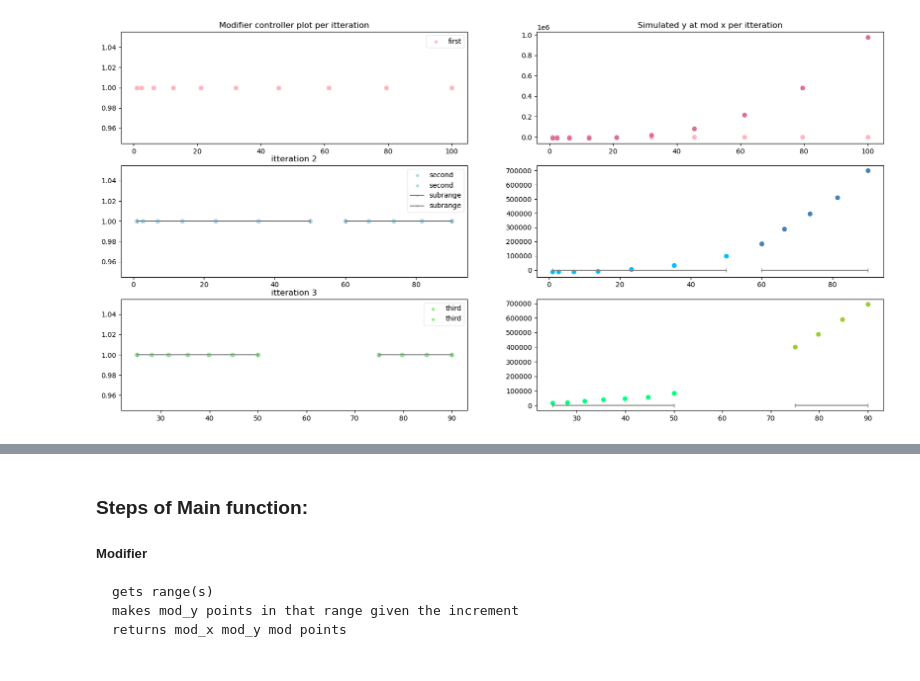
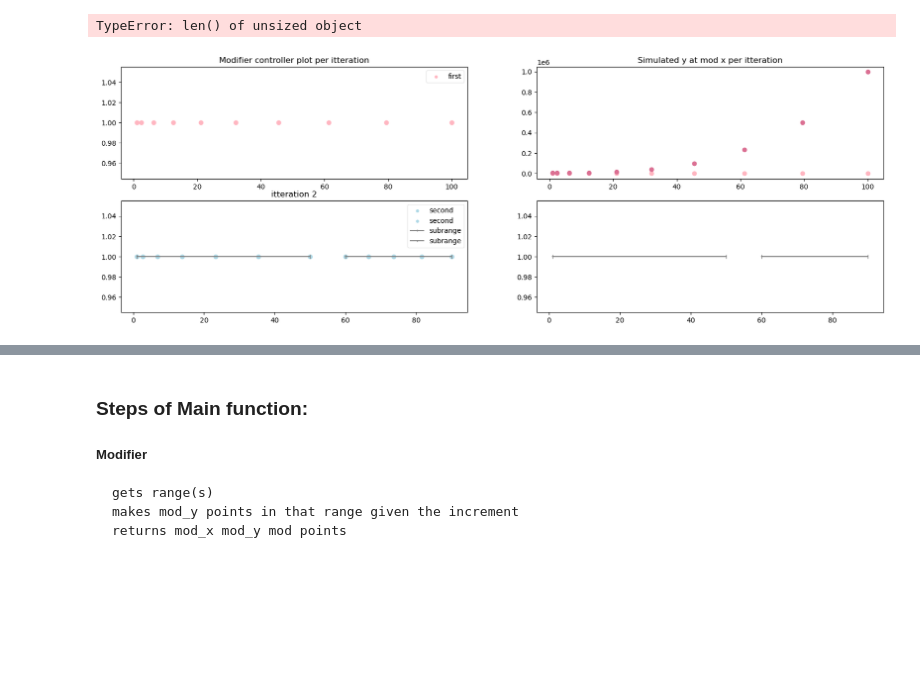
Before and after one commit to SiLab-group/SimEx, a Jupyter notebook: SimEX_v2.ipynb, the cells around one changed output, grey strips where cells are left out. Cells and saved outputs as stored; diff of their text form; code cells hidden in the pictures; blank space fills up the shorter version.

Commit message:
implemented main function loop

```diff
--- a/SimEX_v2.ipynb
+++ b/SimEX_v2.ipynb
@@ -70,10 +70,20 @@ def sim_func_B(x):
     return x*2/3
 
 def simulator(mod_x, selected_function=sim_func_A):
-    print("Simulator...")
-    # mod_points = modifier_controller()
-    simulated_y = selected_function(np.array(mod_x))
-    return simulated_y
+    print("\nSimulator...")
+    all_interval_sim =[]
+
+    if mod_x == False:
+        return False # possible itterations have ended
+    elif np.shape(mod_x)[0]==1:
+        simulated_y = selected_function(np.array(mod_x))
+        all_interval_sim.append(list(simulated_y[0]))
+    else:
+        for i in range(np.shape(mod_x)[0]):
+            simulated_y = selected_function(np.array(mod_x[i]))
+            all_interval_sim.append(list(simulated_y[0]))
+    print('  * Sim_y:   ',all_interval_sim)
+    return all_interval_sim
 # %%
 # PLACEHOLDER FOR THE MAIN FUNCTION
 mainfunc=True
@@ -87,62 +97,62 @@ while mainfunc==True:
 
     plt.subplot(321)
     plt.title('Modifier controller plot per itteration')
-    var1 = modifier_controller(interval_list=[(mdv["domain_min_range"], mdv["domain_max_range"])],do_plot=False,selected_mod_function=mod_func_A)
-    plt.scatter(var1, np.ones(np.shape(var1)),label='first',color='lightpink')
+    mod_x_list = modifier_controller(interval_list=[(mdv["domain_min_range"], mdv["domain_max_range"])],do_plot=False,selected_mod_function=mod_func_A)
+    plt.scatter(mod_x_list, np.ones(np.shape(mod_x_list)),label='first',color='lightpink')
     plt.legend(framealpha=0.5, markerscale=0.6)
-    appendedvars.append(var1)
+    appendedvars.append(mod_x_list)
 
 
     plt.subplot(322)
     plt.title('Simulated y at mod x per itteration')
-    simy = simulator(mod_x=var1,selected_function=sim_func_A)
-    assert np.shape(var1) == np.shape(simy)
-    plt.scatter(var1,np.ones(np.shape(var1)),color='lightpink')
-    plt.scatter(var1,simy,color='palevioletred')
+    sim_y_list = simulator(mod_x=mod_x_list,selected_function=sim_func_A)
+    assert np.shape(mod_x_list) == np.shape(sim_y_list)
+    plt.scatter(mod_x_list,np.ones(np.shape(mod_x_list)),color='lightpink')
+    plt.scatter(mod_x_list,sim_y_list,color='palevioletred')
 
     plt.subplot(323)
     plt.title('itteration 2')
     ranges=[[1,50],[60,90]]
-    var2 = modifier_controller(ranges,do_plot=False)
-    for vars in var2:
+    mod_x_list_2 = modifier_controller(ranges,do_plot=False)
+    for vars in mod_x_list_2:
         plt.scatter(vars, np.ones(np.shape(vars)),label='second',color='lightblue')
     [plt.plot(ranges[i],np.ones(np.shape(ranges[i])),marker='|', color='gray',label='subrange') for i in [0,1]]
-    appendedvars.append(var2)
+    appendedvars.append(mod_x_list_2)
     plt.legend(framealpha=0.5, markerscale=0.6)
     appendedvars=[val for val in appendedvars]
 
     plt.subplot(324)
-    mod_x=var2 #not var2
+    mod_x=mod_x_list_2 #not mod_x_list_2
     colors=[['deepskyblue'],['steelblue']]
     [plt.plot(ranges[i],np.ones(np.shape(ranges[i])),marker='|', color='gray',label='subrange') for i in [0,1]]
     for i in range(np.shape(ranges)[0]):
-        simy = simulator(mod_x[i],selected_function=sim_func_A)
-        assert np.shape(mod_x[i]) == np.shape(simy)
+        sim_y_list = simulator(mod_x[i],selected_function=sim_func_A)
+        assert np.shape(mod_x[i]) == np.shape(sim_y_list)
         # plt.scatter(mod_x,np.ones(np.shape(mod_x)))
-        plt.scatter(mod_x[i],simy,color=colors[i])
+        plt.scatter(mod_x[i],sim_y_list,color=colors[i])
 
 
     plt.subplot(325)
     plt.title('itteration 3')
     ranges = [[25,50],[75,90]] # USE VALIDATOR FUNCTION TO GET NEW RANGES if enough itterations
-    var3 = modifier_controller(ranges,do_plot=False)
-    for vars in var3:
+    mod_x_list_3 = modifier_controller(ranges,do_plot=False)
+    for vars in mod_x_list_3:
         plt.scatter(vars, np.ones(np.shape(vars)),label='third',color='lightgreen')
     [plt.plot(ranges[i],np.ones(np.shape(ranges[i])),marker='|', color='gray') for i in [0,1]]
-    appendedvars.append(var3)
+    appendedvars.append(mod_x_list_3)
     plt.legend(framealpha=0.5, markerscale=0.6)
     appendedvars=[val for val in appendedvars]
 
 
     plt.subplot(326)
-    mod_x=var3 #not var2
+    mod_x=mod_x_list_3 #not var2
     colors=[['springgreen'],['yellowgreen']]
     [plt.plot(ranges[i],np.ones(np.shape(ranges[i])),marker='|', color='gray') for i in [0,1]]
     for i in range(np.shape(ranges)[0]):
-        simy = simulator(mod_x[i],selected_function=sim_func_A)
-        assert np.shape(mod_x[i]) == np.shape(simy)
+        sim_y_list = simulator(mod_x[i],selected_function=sim_func_A)
+        assert np.shape(mod_x[i]) == np.shape(sim_y_list)
         # plt.scatter(mod_x,np.ones(np.shape(mod_x)))
-        plt.scatter(mod_x[i],simy,color=colors[i])
+        plt.scatter(mod_x[i],sim_y_list,color=colors[i])
     plt.show()
 
     mainfunc = False
@@ -166,3 +174,4 @@ Simulator...
+TypeError: len() of unsized object
-[figure, old version]
+[figure, new version]
 # %%
 # https://stackoverflow.com/questions/39434402/how-to-get-confidence-intervals-from-curve-fit
```
Also changed, not shown: parts of 9 cells of this notebook, 2 other files.
